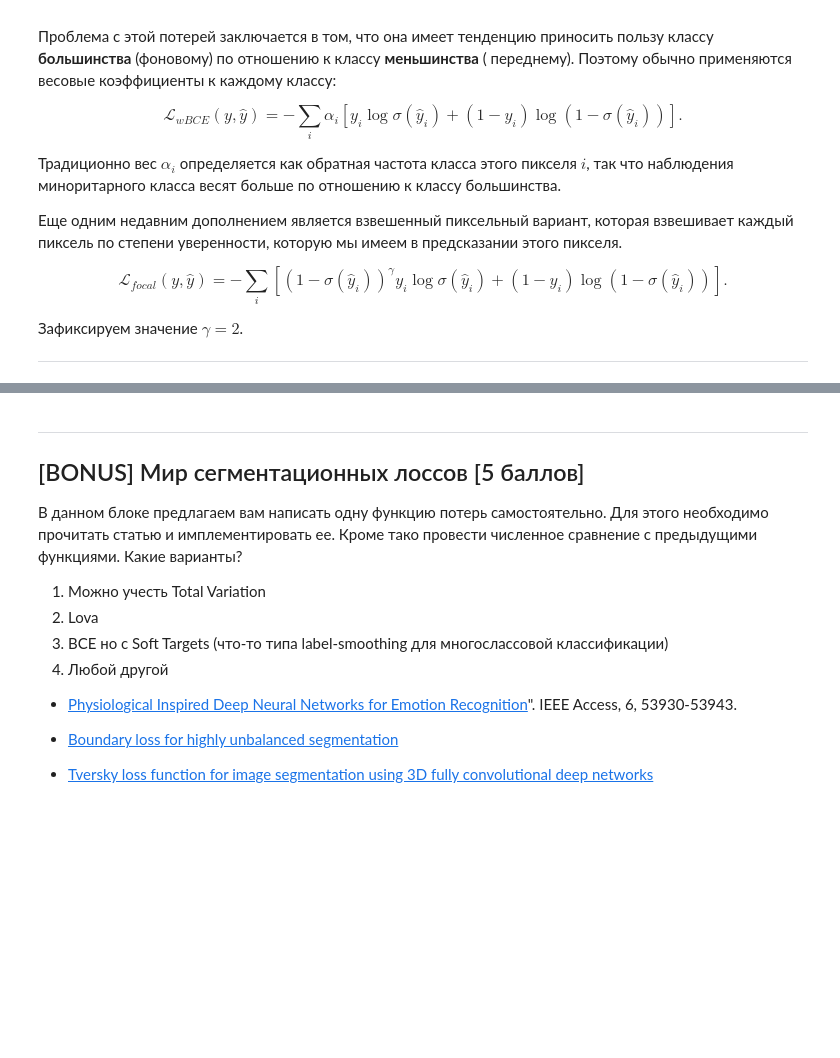
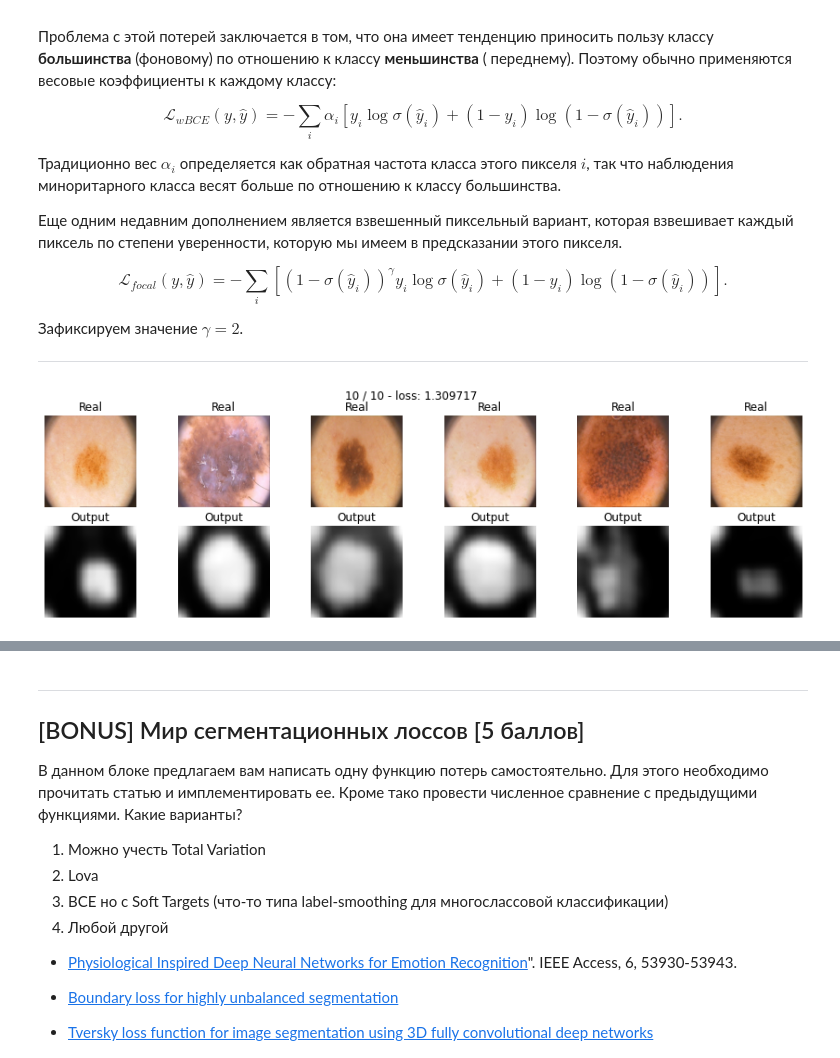
Before and after one commit to Andrey-Epifanov-k721/conv_networks, a Jupyter notebook: Семантическая_сегментация_v2.ipynb, the cells around one changed output, grey strips where cells are left out. Drawn from its saved outputs; the diff is of its cells as text; code cells hidden in the pictures; blank space fills up the shorter version.

```diff
--- a/Семантическая_сегментация_v2.ipynb
+++ b/Семантическая_сегментация_v2.ipynb
@@ -488,15 +503,34 @@ $$\mathcal L_{focal}(y, \hat y) = -\sum_i \left[\left(1-\sigma(\hat y_i)\right)^
 Зафиксируем значение $\gamma=2$.
 
 --------------------------------------------------------------------------------
-# %%
-def focal_loss(y_real, y_pred, eps = 1e-8, gamma = 2):
-    y_pred =  # hint: torch.clamp
-    return your_loss
+# %%
+def focal_loss(y_real, y_pred, eps = 1e-8, gamma = 2):
+    left = (1 - 1 / (1 + math.exp(y_pred+eps)))**gamma * y_real * (1 / (1 + math.exp(y_pred+eps)).log())
+    right = (1 - y_real) * (1 - (1 / (1 + math.exp(y_pred+eps))).log())
+    your_loss = (left + right).mean()
+    print("focal_loss:", your_loss.size())
+    return your_loss
+# %%
+# Функция focal_loss которую написал chatGPT
+def focal_loss(y_pred, y_true, alpha=0.25, gamma=2):
+    """Compute Focal Loss"""
+    eps = 1e-7
+
+    # Compute cross entropy
+    ce_loss = -y_true * torch.log(y_pred + eps) - (1 - y_true) * torch.log(1 - y_pred + eps)
+
+    # Compute focal loss
+    pt = torch.exp(-ce_loss)
+    fl_loss = alpha * (1 - pt) ** gamma * ce_loss
+
+    return fl_loss.mean()
 # %%
 model_focal = SegNet().to(device)
 
-max_epochs = 40
+max_epochs = 10
 optimaizer = optim.Adam(model_focal.parameters())
 train(model_focal, optimaizer, focal_loss, max_epochs, data_tr, data_val)
+# %% [output]
+[figure, added]
 # %%
 score_model(model_focal, iou_pytorch, data_val)
```
Also changed, not shown: parts of 11 cells of this notebook.
